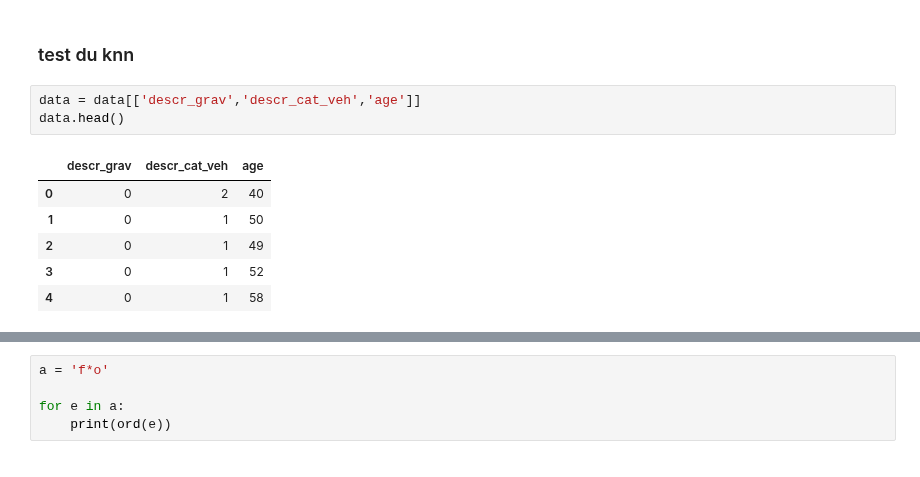
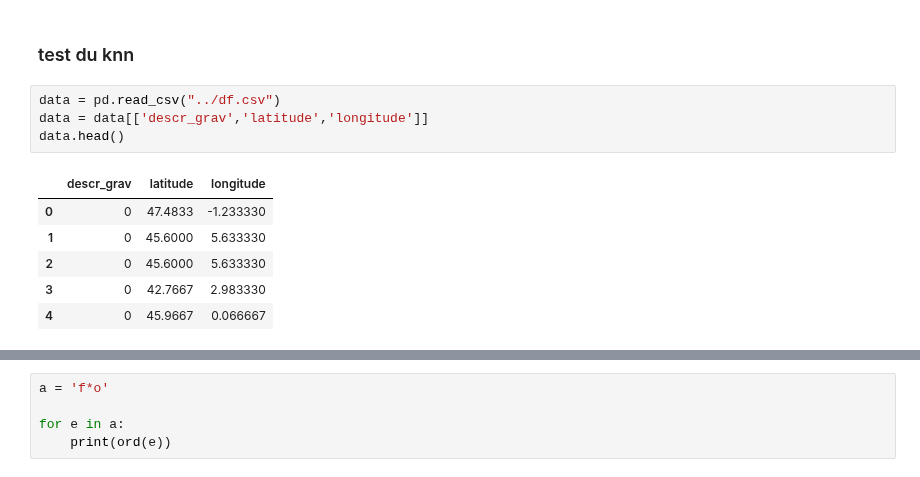
Before and after one commit to Epwo/ProjetA3-23, a Jupyter notebook: IA/supervisé/supervise.ipynb, the cells around one changed output, grey strips where cells are left out. Drawn from its saved outputs; the diff is of its cells as text.

```diff
--- a/IA/supervisé/supervise.ipynb
+++ b/IA/supervisé/supervise.ipynb
@@ -144,15 +144,16 @@ def KnnClassification(ligne,df):
 # %% [markdown]
 ### test du knn
 # %%
-data = data[['descr_grav','descr_cat_veh','age']]
+data = pd.read_csv("../df.csv")
+data = data[['descr_grav','latitude','longitude']]
 data.head()
 # %% [output]
-|  | descr_grav | descr_cat_veh | age |
-| 0 | 0 | 2 | 40 |
-| 1 | 0 | 1 | 50 |
-| 2 | 0 | 1 | 49 |
-| 3 | 0 | 1 | 52 |
-| 4 | 0 | 1 | 58 |
+|  | descr_grav | latitude | longitude |
+| 0 | 0 | 47.4833 | -1.233330 |
+| 1 | 0 | 45.6000 | 5.633330 |
+| 2 | 0 | 45.6000 | 5.633330 |
+| 3 | 0 | 42.7667 | 2.983330 |
+| 4 | 0 | 45.9667 | 0.066667 |
 # %%
 #data = pd.read_csv("../df.csv")
 #print(data.loc[65])
```
Also changed, not shown: parts of 2 cells of this notebook, 1 other file.
